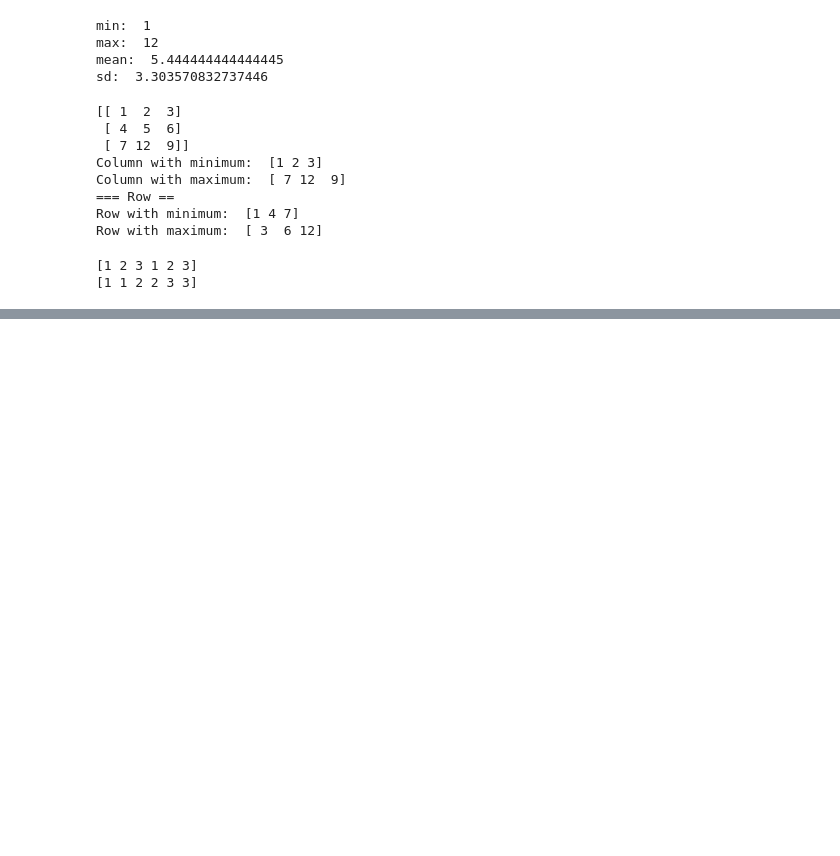
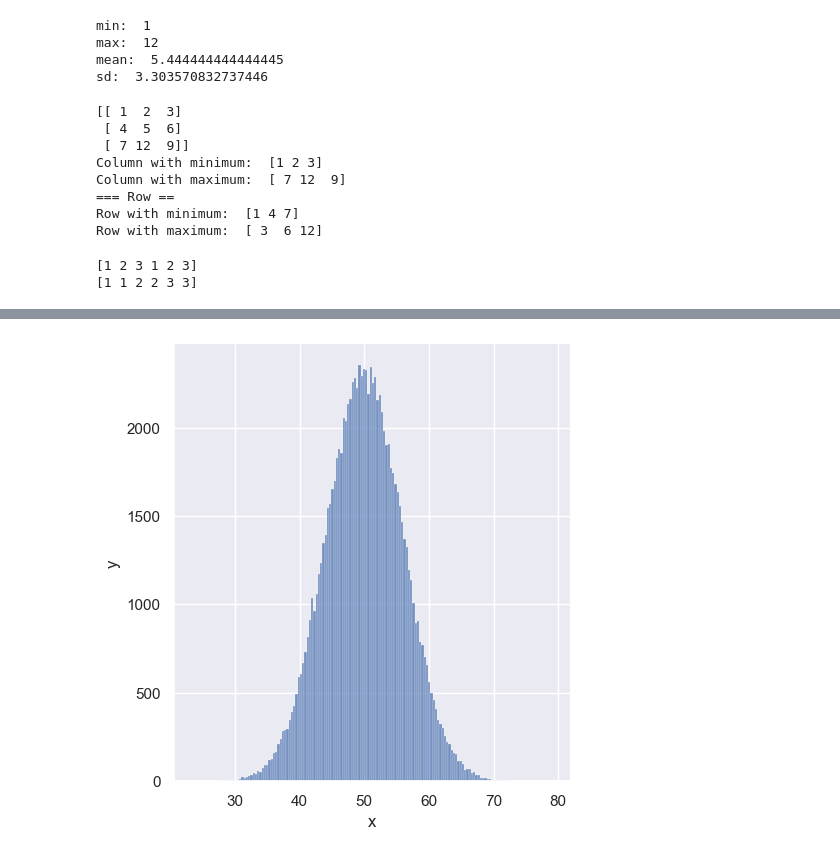
Before and after one commit to Edboch/30-days-of-python, a Jupyter notebook: Day24/stats.ipynb, the cells around one changed output, grey strips where cells are left out. Drawn from its saved outputs; the diff is of its cells as text; code cells hidden in the pictures; blank space fills up the shorter version.

```diff
--- a/Day24/stats.ipynb
+++ b/Day24/stats.ipynb
@@ -456,0 +567,11 @@ print(np.random.choice(['a','e','i','o','u'],size=10))
+# %%
+mean = 50
+stdiv = 6
+samples = 100000
+
+x = np.random.normal(mean,stdiv,samples)
+ax = sns.displot(x)
+ax.set(xlabel="x", ylabel='y')
+plt.show()
+# %% [output]
+[figure, added]
```
Also changed, not shown: parts of 20 cells of this notebook, 3 other files.
